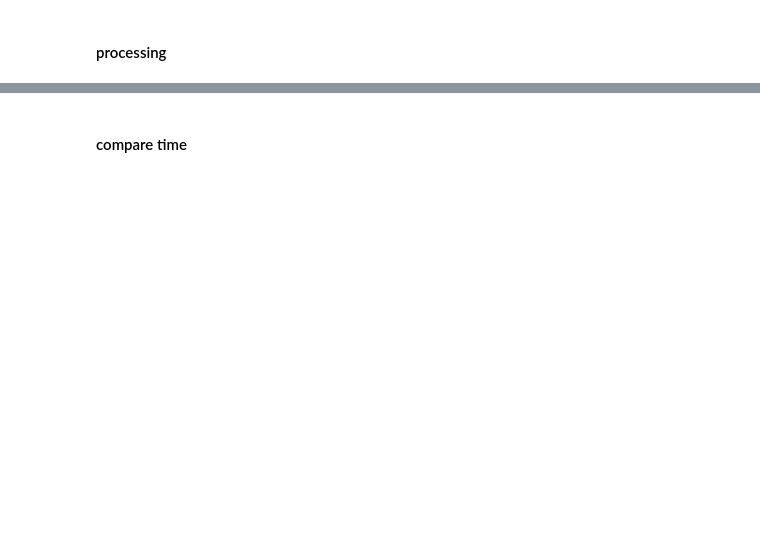
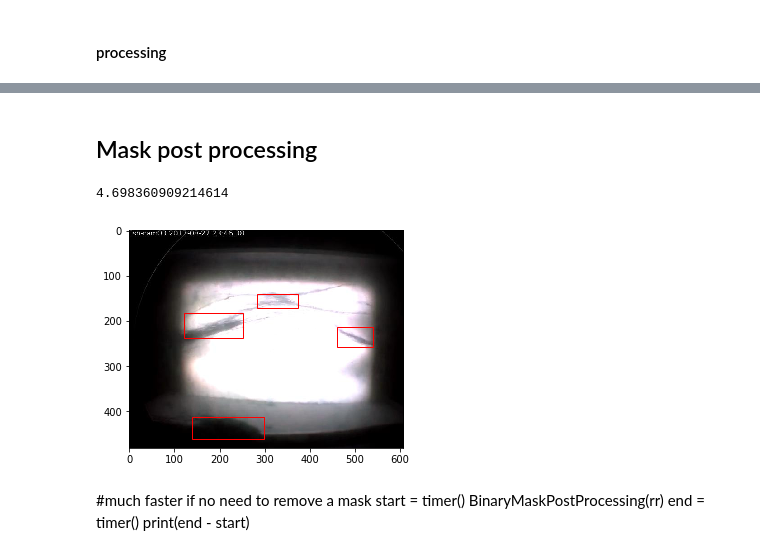
Before and after one commit to cam4ani/UTILS, a Jupyter notebook: mask&image/IoU&OverlappingMask.ipynb, the cells around one changed output, grey strips where cells are left out. Cells and saved outputs as stored; diff of their text form; code cells hidden in the pictures; blank space fills up the shorter version.

```diff
--- a/mask&image/IoU&OverlappingMask.ipynb
+++ b/mask&image/IoU&OverlappingMask.ipynb
@@ -85,0 +72,11 @@ def bb_intersection_over_union(boxA, boxB):
+# %% [markdown]
+## Mask post processing
+# %%
+start = timer()
+rr = BinaryMaskPostProcessing(r)
+end = timer()
+print(end - start)
+plot_bboxes([(b[1], b[0], b[3]-b[1], b[2]-b[0]) for b in rr['rois']], image)
+# %% [output]
+4.698360909214614
+[figure, added]
@@ -86 +85,7 @@ def bb_intersection_over_union(boxA, boxB):
+# %% [markdown]
+#much faster if no need to remove a mask
+start = timer()
+BinaryMaskPostProcessing(rr)
+end = timer()
+print(end - start)
 # %%
@@ -92,4 +100,2 @@ def iou_metric_batch2(y_trues_in, y_preds_in):
     ious=np.maximum(0.0,np.ceil(20*intersections/np.where(unions==0.0,1,unions)-10)/10)
     return np.mean(np.where(unions==0,1,ious))
-# %% [markdown]
-#### compare time
```
Also changed, not shown: parts of 22 cells of this notebook, 12 other files.
